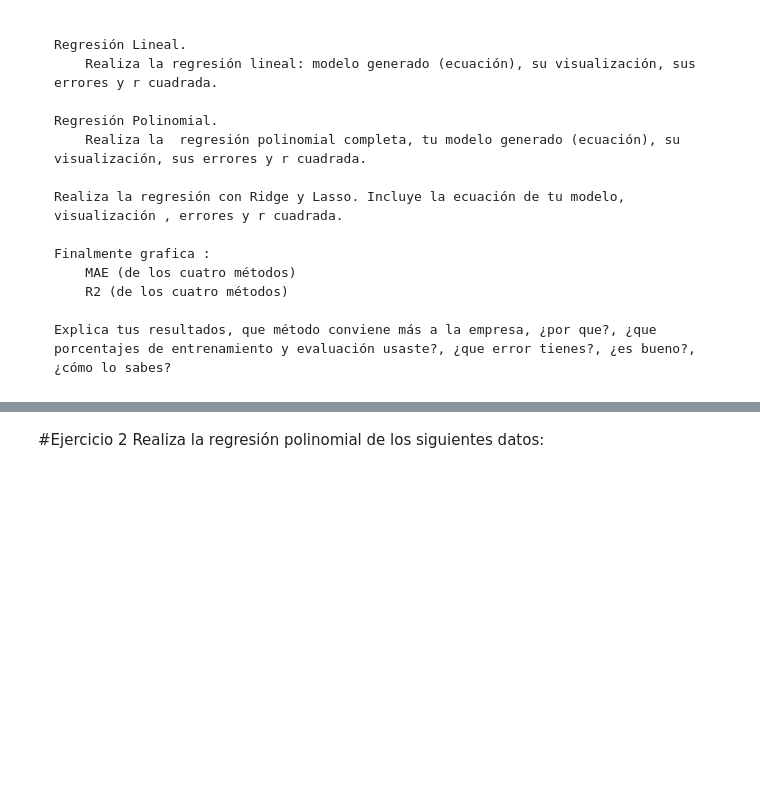
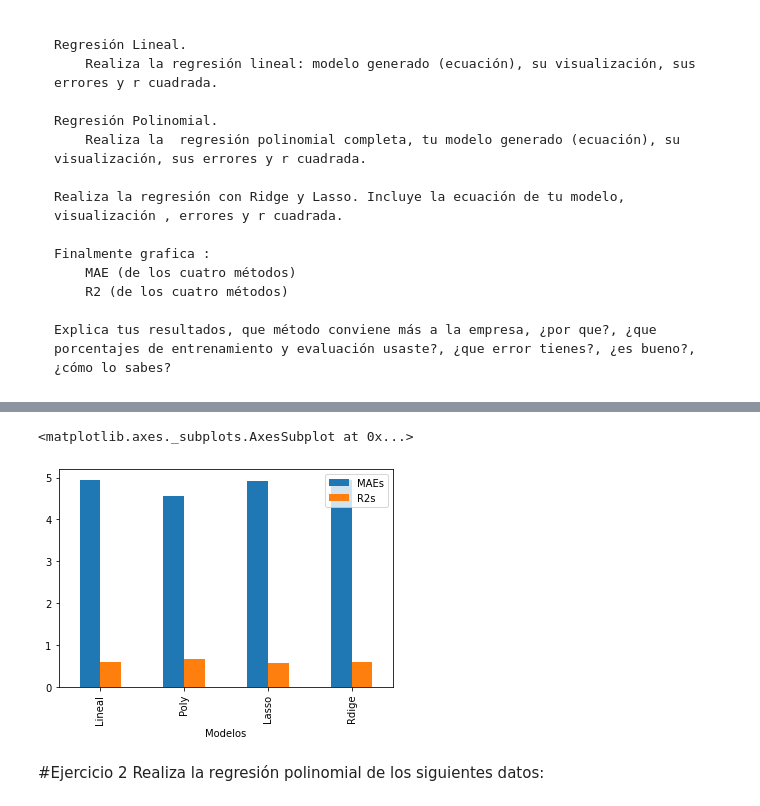
Before and after one commit to PosgradoMNA/actividades-de-aprendizaje-ams182, a Jupyter notebook: TecMty_Regresion_lineal_polinomial_A01104775.ipynb, the cells around one changed output, grey strips where cells are left out. Cells and saved outputs as stored; diff of their text form; code cells hidden in the pictures; blank space fills up the shorter version.

```diff
--- a/TecMty_Regresion_lineal_polinomial_A01104775.ipynb
+++ b/TecMty_Regresion_lineal_polinomial_A01104775.ipynb
@@ -395,0 +472,25 @@ plt.plot(y_pred_poly,'r.')
+# %%
+maes = list()
+r2s = list()
+nombres = ['Lineal', 'Poly', 'Lasso', 'Rdige' ]
+
+# metricas de error Lineal
+maes.append(metrics.mean_absolute_error(y_train, y_pred))
+r2s.append(r2_score(y_train, y_pred))
+# metricas de error poly
+maes.append(metrics.mean_absolute_error(y_train, y_pred_poly))
+r2s.append(r2_score(y_train, y_pred_poly))
+# metricas de error Lasso
+maes.append(metrics.mean_absolute_error(y_train, y_pred_l ))
+r2s.append(r2_score(y_train, y_pred_l))
+# metricas de error Ridge
+maes.append(metrics.mean_absolute_error(y_train, y_pred_r ))
+r2s.append(r2_score(y_train, y_pred_r))
+
+# DF errores
+errores_list = list(zip(nombres, maes, r2s))
+errores_df = pd.DataFrame(errores_list)
+errores_df  = errores_df.rename({0: 'Modelos',1: 'MAEs', 2: 'R2s'}, axis=1)
+errores_df.set_index('Modelos',inplace=True)
+
+errores_df
@@ -396,3 +504,8 @@ plt.plot(y_pred_poly,'r.')
+# %%
+errores_df.plot.bar()
+# %% [output]
+<matplotlib.axes._subplots.AxesSubplot at 0x...>
+[figure, added]
 # %% [markdown]
 #Ejercicio 2
 Realiza la regresión polinomial de los siguientes datos:
```
Also changed, not shown: parts of 10 cells of this notebook.
